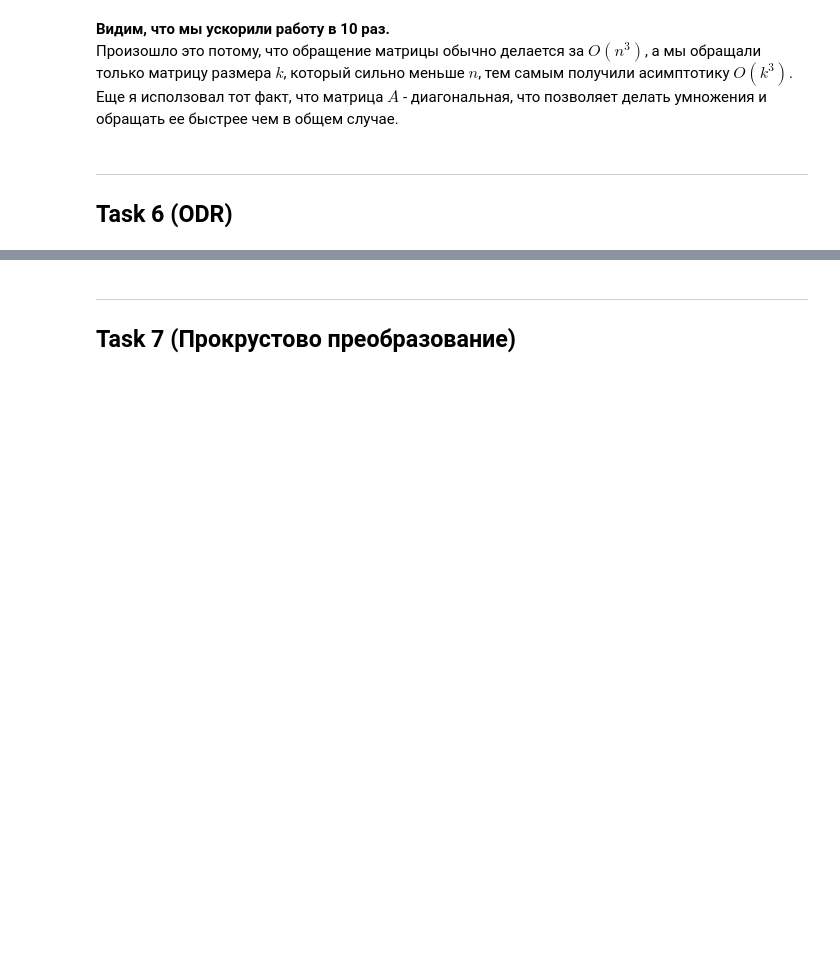
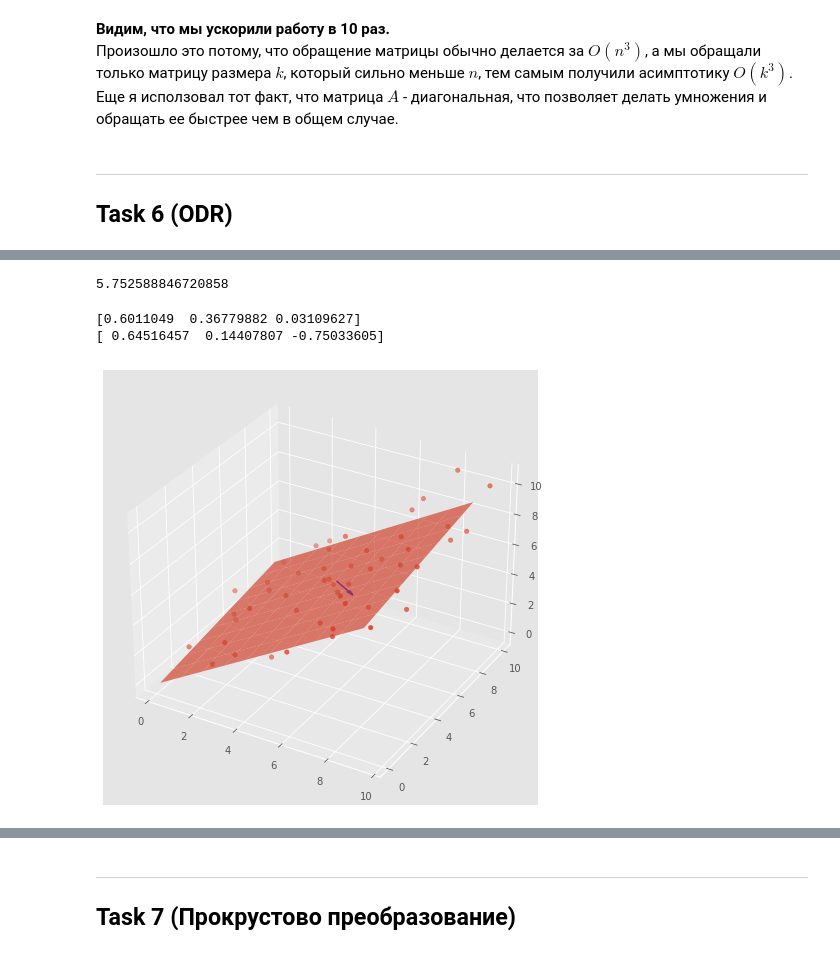
Before and after one commit to IvanSedykh/numerical-methods, a Jupyter notebook: hw2/hw2.ipynb, the cells around one changed output, grey strips where cells are left out. Drawn from its saved outputs; the diff is of its cells as text; code cells hidden in the pictures; blank space fills up the shorter version.

```diff
--- a/hw2/hw2.ipynb
+++ b/hw2/hw2.ipynb
@@ -135,3 +123,4 @@ M_inv = woodbury(A, U, V)
 # %%
 with np.load('data_distance_svd.npz') as data :
     xp, yp, zp = data['xp'], data['yp'], data['zp']
+    X = np.array([xp, yp, zp]).T
@@ -147,0 +135,4 @@ ax.scatter(xp, yp, zp)
+# %%
+np.linalg.norm(X - projs)
+# %% [output]
+5.752588846720858
@@ -147,0 +189,35 @@ ax.scatter(xp, yp, zp)
+# %%
+import numpy as np
+from sklearn.decomposition import PCA
+from mpl_toolkits.mplot3d import Axes3D
+
+pca = PCA(n_components=3)
+
+pca.fit(X)
+eig_vec = pca.components_
+
+print(pca.explained_variance_ratio_)
+
+# This is the normal vector of minimum variance
+normal = eig_vec[2, :]  # (a, b, c)
+centroid = np.mean(X, axis=0)
+print(normal)
+
+# Every point (x, y, z) on the plane should satisfy a*x+b*y+c*z = d
+# Taking centroid as a point on the plane
+d = -centroid.dot(normal)
+
+# Draw plane
+xx, yy = np.meshgrid(np.arange(np.min(X[:, 0]), np.max(X[:, 0])), np.arange(np.min(X[:, 1]), np.max(X[:, 1])))
+z = (-normal[0] * xx - normal[1] * yy - d) * 1. / normal[2]
+
+# plot the surface
+plt3d = plt.figure(figsize=(12, 8)).gca(projection='3d')
+plt3d.plot_surface(xx, yy, z, alpha=0.7)
+plt3d.scatter(*(X.T))
+plt3d.quiver3D(*centroid, *normal, color='blue')
+plt.show()
+# %% [output]
+[0.6011049  0.36779882 0.03109627]
+[ 0.64516457  0.14407807 -0.75033605]
+[figure, added]
```
Also changed, not shown: parts of 16 cells of this notebook, 1 other file.
